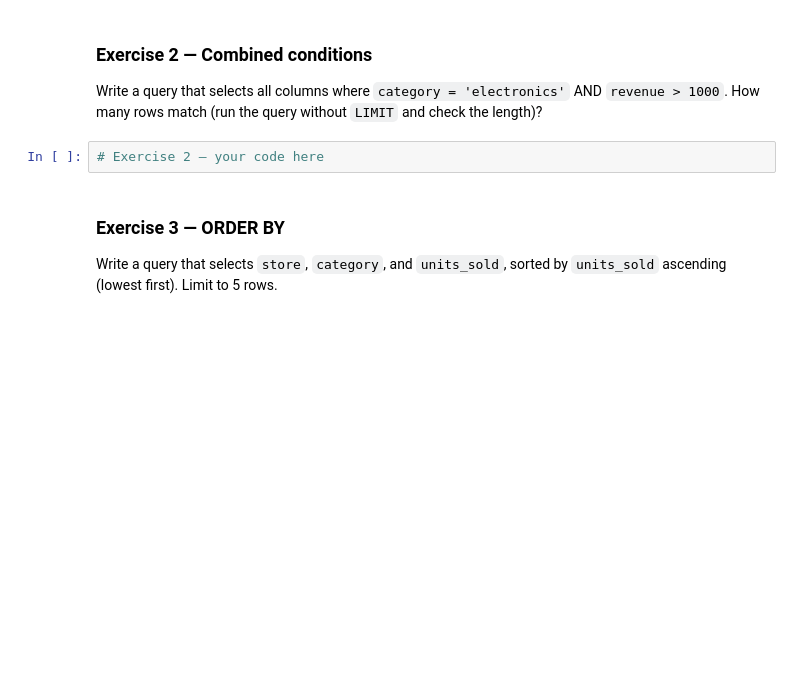
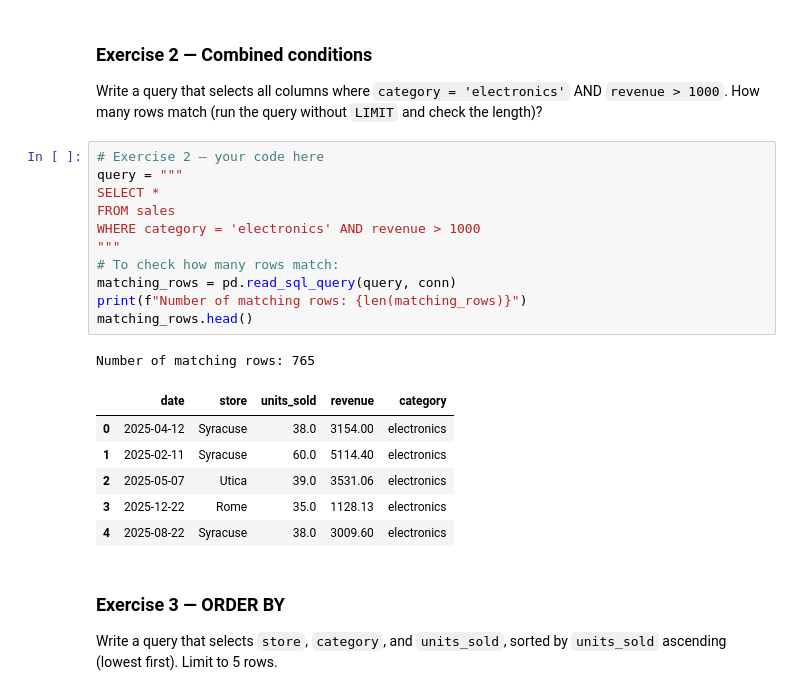
Before and after one commit to NicolasVA90/DSA_504_excercise, a Jupyter notebook: DSA504_Class12_SQL_Fundamentals_upload.ipynb, the cells around one changed output. Drawn from its saved outputs; the diff is of its cells as text; blank space fills up the shorter version.

```diff
--- a/DSA504_Class12_SQL_Fundamentals_upload.ipynb
+++ b/DSA504_Class12_SQL_Fundamentals_upload.ipynb
@@ -286,6 +306,23 @@ Write a query that selects `date`, `store`, and `units_sold` for all rows where
 Write a query that selects all columns where `category = 'electronics'` AND `revenue > 1000`. How many rows match (run the query without `LIMIT` and check the length)?
 # %%
 # Exercise 2 — your code here
+query = """
+SELECT *
+FROM sales
+WHERE category = 'electronics' AND revenue > 1000
+"""
+# To check how many rows match:
+matching_rows = pd.read_sql_query(query, conn)
+print(f"Number of matching rows: {len(matching_rows)}")
+matching_rows.head()
+# %% [output]
+Number of matching rows: 765
+|  | date | store | units_sold | revenue | category |
+| 0 | 2025-04-12 | Syracuse | 38.0 | 3154.00 | electronics |
+| 1 | 2025-02-11 | Syracuse | 60.0 | 5114.40 | electronics |
+| 2 | 2025-05-07 | Utica | 39.0 | 3531.06 | electronics |
+| 3 | 2025-12-22 | Rome | 35.0 | 1128.13 | electronics |
+| 4 | 2025-08-22 | Syracuse | 38.0 | 3009.60 | electronics |
 # %% [markdown]
 ### Exercise 3 — ORDER BY
 Write a query that selects `store`, `category`, and `units_sold`, sorted by `units_sold` ascending (lowest first). Limit to 5 rows.
```
Also changed, not shown: parts of 4 cells of this notebook.
